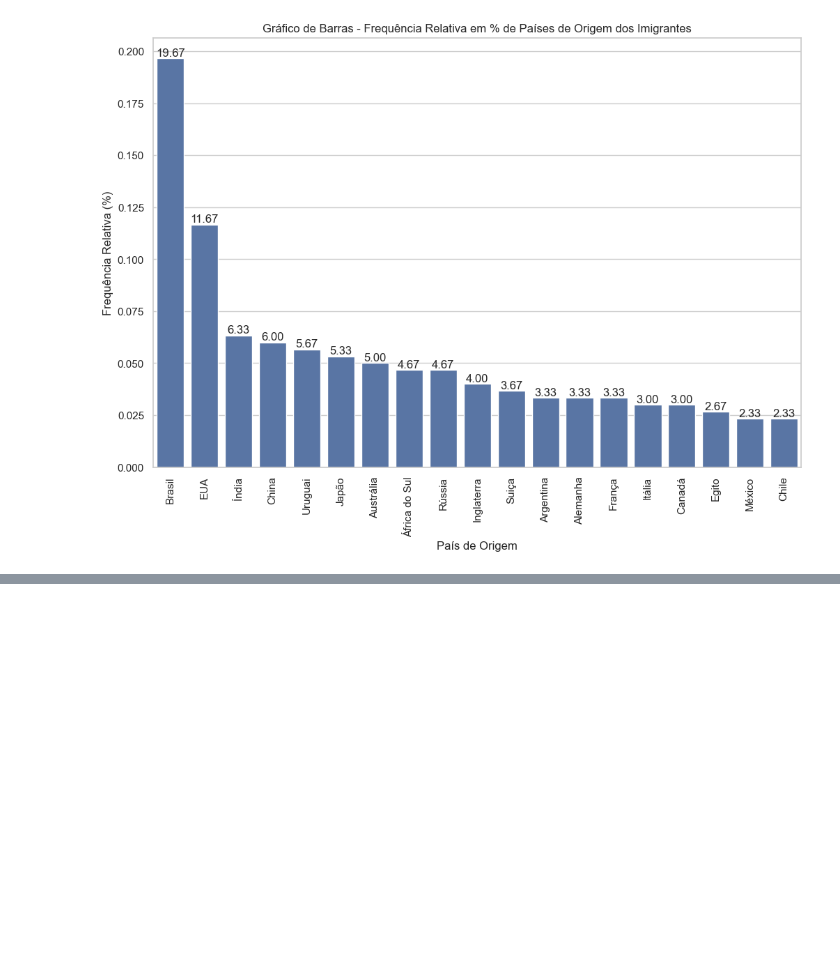
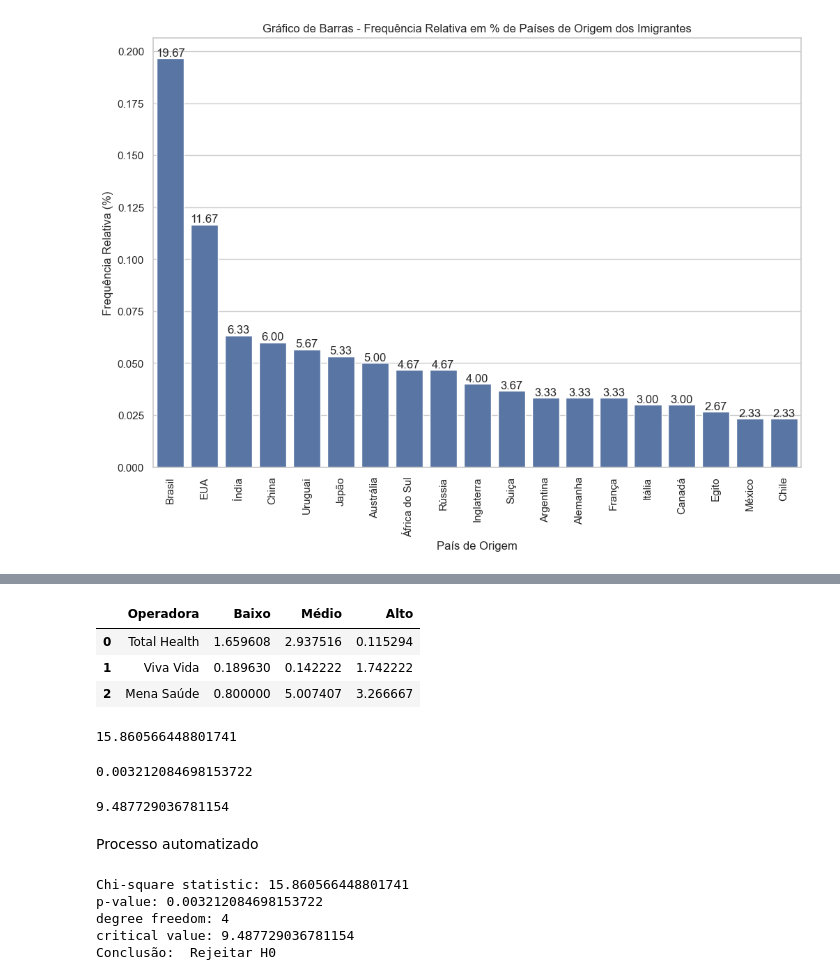
Before and after one commit to Angelicogfa/mba-datascience-analytics-uspesalq, a Jupyter notebook: Modulos/Modulo 002 - Fundamentos de Estatistica/aula 01/AnaliseEstatistica.ipynb, the cells around one changed output, grey strips where cells are left out. Cells and saved outputs as stored; diff of their text form; code cells hidden in the pictures; blank space fills up the shorter version.

```diff
--- a/Modulos/Modulo 002 - Fundamentos de Estatistica/aula 01/AnaliseEstatistica.ipynb
+++ b/Modulos/Modulo 002 - Fundamentos de Estatistica/aula 01/AnaliseEstatistica.ipynb
@@ -89,0 +185,61 @@ plt.show()
+# %%
+df_x2 = pd.DataFrame()
+df_x2['Operadora'] = df['Operadora']
+for column in df.columns[1:4]:
+    df_x2[column] = df_residuos[column] ** 2 / df_frequencia[column]
+df_x2
+# %% [output]
+|  | Operadora | Baixo | Médio | Alto |
+| 0 | Total Health | 1.659608 | 2.937516 | 0.115294 |
+| 1 | Viva Vida | 0.189630 | 0.142222 | 1.742222 |
+| 2 | Mena Saúde | 0.800000 | 5.007407 | 3.266667 |
+# %%
+x2_total = df_x2[df.columns[1:4]].sum().sum()
+x2_total
+# %% [output]
+15.860566448801741
+# %%
+from scipy.stats import chi2
+
+# Graus de liberdade
+from scipy.stats import chi2
+
+# Graus de liberdade
+shape = df.drop(columns=['Operadora', 'Total']).shape
+freedom_ = (shape[1] - 1) * (shape[0] - 1)
+
+# Valor p
+p_value = chi2.sf(x2_total, freedom_)
+
+p_value
+# %% [output]
+0.003212084698153722
+# %%
+critical_value = chi2.ppf(0.95, freedom_)
+critical_value
+# %% [output]
+9.487729036781154
+# %% [markdown]
+Processo automatizado
+# %%
+from scipy.stats import chi2_contingency, chi2
+
+# Create a contingency table
+contingency_table = df[['Baixo', 'Médio', 'Alto']].values
+
+# Perform the chi-square test
+chi2_value, p_value, degree_freedom, _ = chi2_contingency(contingency_table)
+critical_value = chi2.ppf(0.95, int(degree_freedom))
+
+# Print the results
+print("Chi-square statistic:", chi2_value)
+print("p-value:", p_value)
+print("degree freedom:", degree_freedom)
+print("critical value:", critical_value)
+print("Conclusão: ", "Rejeitar H0" if chi2_value > critical_value else "Aceitar H0")
+# %% [output]
+Chi-square statistic: 15.860566448801741
+p-value: 0.003212084698153722
+degree freedom: 4
+critical value: 9.487729036781154
+Conclusão:  Rejeitar H0
```
Also changed, not shown: parts of 14 cells of this notebook, 5 other files.
